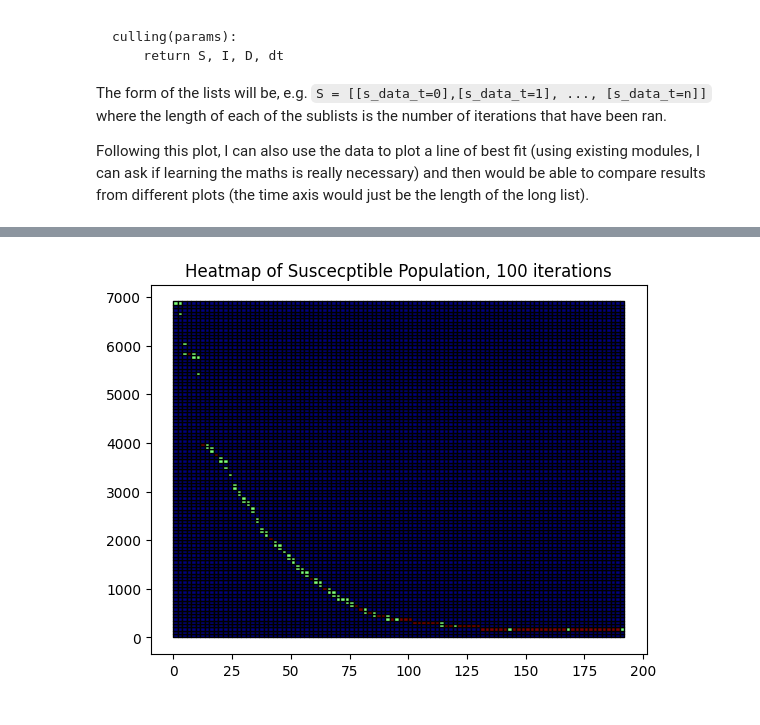
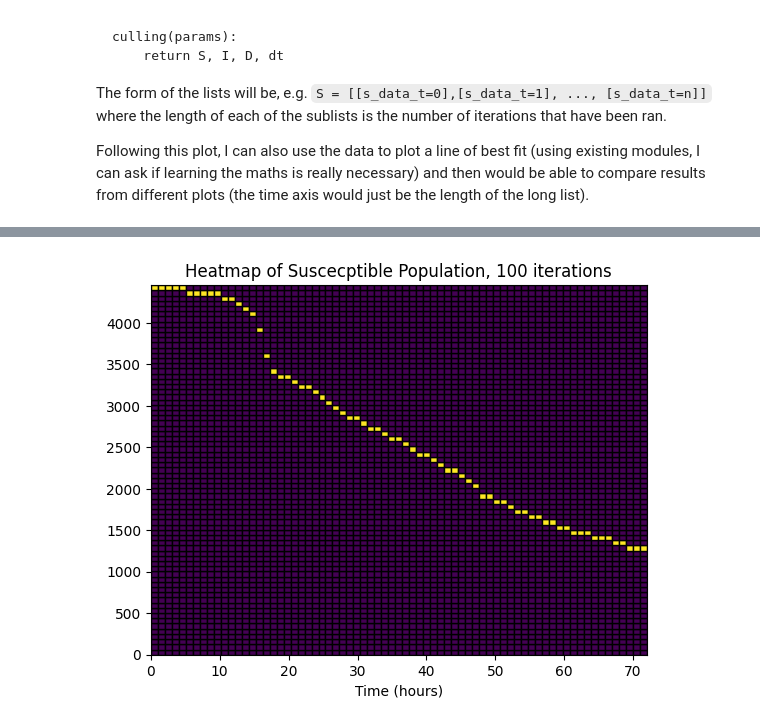
Before and after one commit to r-okotie179/diseaseModelling, a Jupyter notebook: culling_and_policy.ipynb, the cells around one changed output, grey strips where cells are left out. Cells and saved outputs as stored; diff of their text form; code cells hidden in the pictures.

```diff
--- a/culling_and_policy.ipynb
+++ b/culling_and_policy.ipynb
@@ -615,4 +615,4 @@ def culling(dead_time, iterations, simulation_duration, neighbour_culling = Fals
 
     return np.array(S).transpose().tolist(), np.array(I).transpose().tolist(), np.array(D).transpose().tolist(), dt
 # %%
-S, I, D, dt = culling(48, 100, 8) #48 hour dead time, 10 iteration runs, 7 day plotting
+S, I, D, dt = culling(48, 1000, 3) #48 hour dead time, 10 iteration runs, 7 day plotting
@@ -623,24 +624,27 @@ print(S)
 # %%
 # I initially wrote this logic myself but then got tired from debugging small changes
 # like everything (even the pseudo for this) was all me
 
 from matplotlib.colors import Normalize
 
 fig, ax = plt.subplots()
 x_data, y_data = [u for u in range(len(S))], [s[0] for s in S]
 
-colour_list, n, w, h = heatmap_data(x_data, y_data, 10000)
+colour_list, n, w, h = heatmap_data(x_data, y_data, 5000)
 
 norm = Normalize(vmin=min(colour_list), vmax=max(colour_list))
-colours = [plt.cm.jet(norm(v)) for v in colour_list]
+colours = [plt.cm.viridis(norm(v)) for v in colour_list]
 
 coords = [(w * l_i, h * w_i) for l_i in range(n) for w_i in range(n)]
 
 rects = [Rectangle((x0, y0), w, h, facecolor=c) for (x0, y0), c in zip(coords, colours)]
 coll = PatchCollection(rects, match_original=True, edgecolor='black')
 ax.add_collection(coll)
 ax.autoscale()
 ax.set_title("Heatmap of Suscecptible Population, 100 iterations")
+ax.set_xlim(0, max(x_data))
+ax.set_ylim(0, max(y_data))
+ax.set_xlabel("Time (hours)")
 plt.show()
 # %% [output]
-[figure, old version]
+[figure, new version]
```
Also changed, not shown: parts of 5 cells of this notebook.
